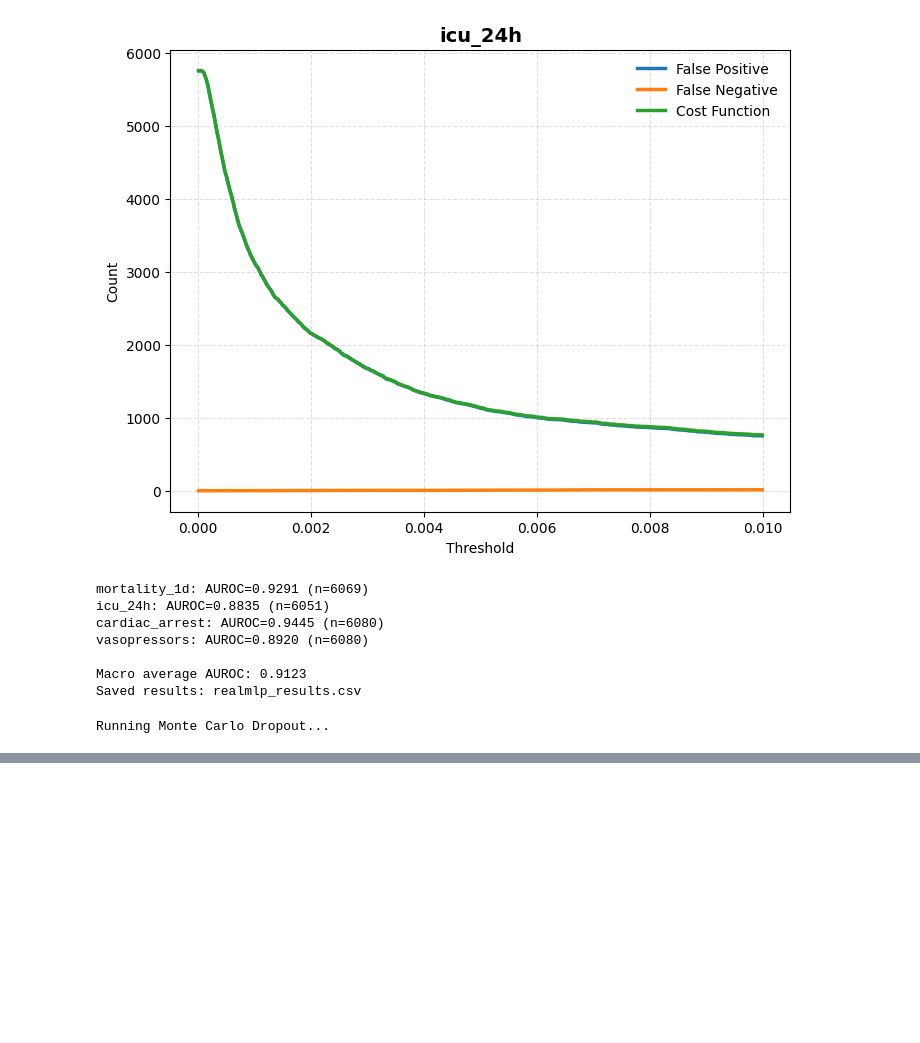
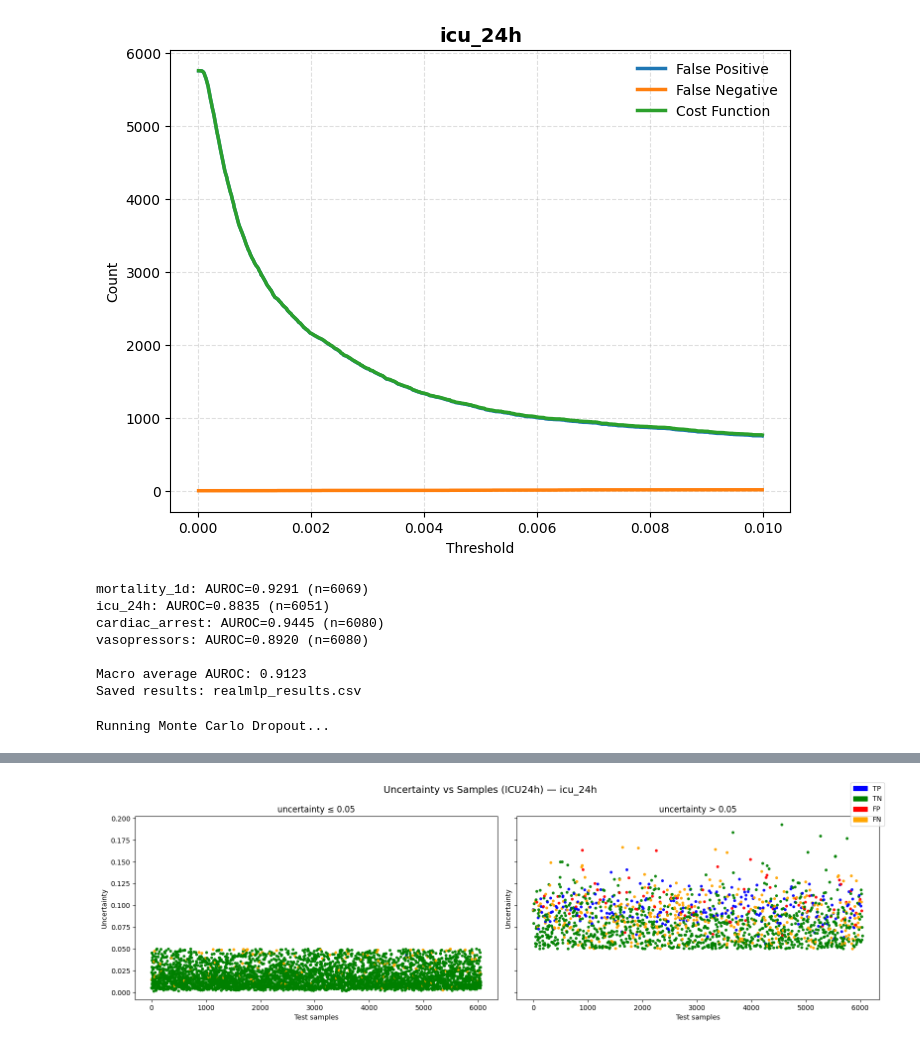
Before and after one commit to cookiehyun/Q-Model, a Jupyter notebook: Medical_DA_in_DL.ipynb, the cells around one changed output, grey strips where cells are left out. Cells and saved outputs as stored; diff of their text form; code cells hidden in the pictures; blank space fills up the shorter version.

```diff
--- a/Medical_DA_in_DL.ipynb
+++ b/Medical_DA_in_DL.ipynb
@@ -1062,0 +1158,88 @@ Det_entropy_multimodal_results.csv
+# %%
+
+
+# -----------------------------
+# SECOND LABEL ONLY (ICU24h)
+# -----------------------------
+target_idx = 1
+target_name = lbl_itos_deterioration[target_idx]
+
+y_true_l = y_true[:, target_idx]
+y_prob_l = all_mean_preds[:, target_idx]
+unc_l = all_uncertainties[:, target_idx]
+
+mask = ~np.isnan(y_true_l)
+
+y_true_l = y_true_l[mask]
+y_prob_l = y_prob_l[mask]
+unc_l = unc_l[mask]
+
+# -----------------------------
+# BINARY PREDICTION (needed for TP/FP/FN/TN)
+# -----------------------------
+y_pred_l = (y_prob_l >= 0.50).astype(int)
+
+# -----------------------------
+# CLASSIFY EACH SAMPLE
+# -----------------------------
+colors = []
+
+for yt, yp in zip(y_true_l, y_pred_l):
+    if yt == 1 and yp == 1:
+        colors.append("blue")    # TP
+    elif yt == 0 and yp == 0:
+        colors.append("green")   # TN
+    elif yt == 0 and yp == 1:
+        colors.append("red")     # FP
+    else:
+        colors.append("orange")  # FN
+
+colors = np.array(colors)
+
+# -----------------------------
+# SPLIT BY UNCERTAINTY
+# -----------------------------
+low_mask = unc_l <= 0.05
+high_mask = unc_l > 0.05
+
+fig, axes = plt.subplots(1, 2, figsize=(16, 5), sharey=True)
+
+groups = [
+    ("uncertainty ≤ 0.05", low_mask, axes[0]),
+    ("uncertainty > 0.05", high_mask, axes[1])
+]
+
+x = np.arange(len(y_true_l))
+
+for title, m, ax in groups:
+
+    ax.scatter(
+        x[m],
+        unc_l[m],
+        c=colors[m],
+        s=10,
+        alpha=0.9
+    )
+
+    ax.set_title(title)
+    ax.set_xlabel("Test samples")
+    ax.set_ylabel("Uncertainty")
+
+# legend (manual)
+import matplotlib.patches as mpatches
+
+legend_items = [
+    mpatches.Patch(color="blue", label="TP"),
+    mpatches.Patch(color="green", label="TN"),
+    mpatches.Patch(color="red", label="FP"),
+    mpatches.Patch(color="orange", label="FN"),
+]
+
+fig.legend(handles=legend_items, loc="upper right")
+
+fig.suptitle(f"Uncertainty vs Samples (ICU24h) — {target_name}", fontsize=14)
+
+plt.tight_layout()
+plt.show()
+# %% [output]
+[figure, added]
```
Also changed, not shown: parts of 15 cells of this notebook, 2 other files.
